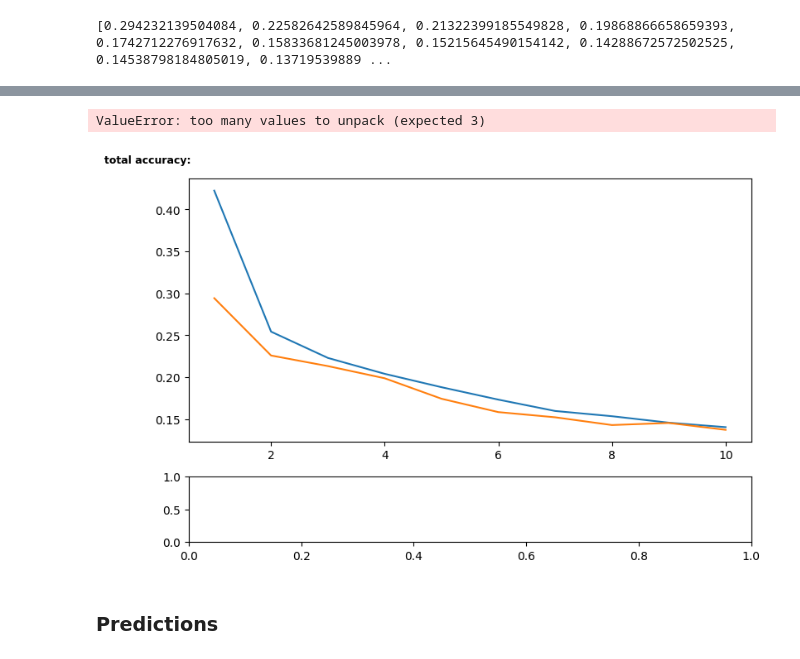
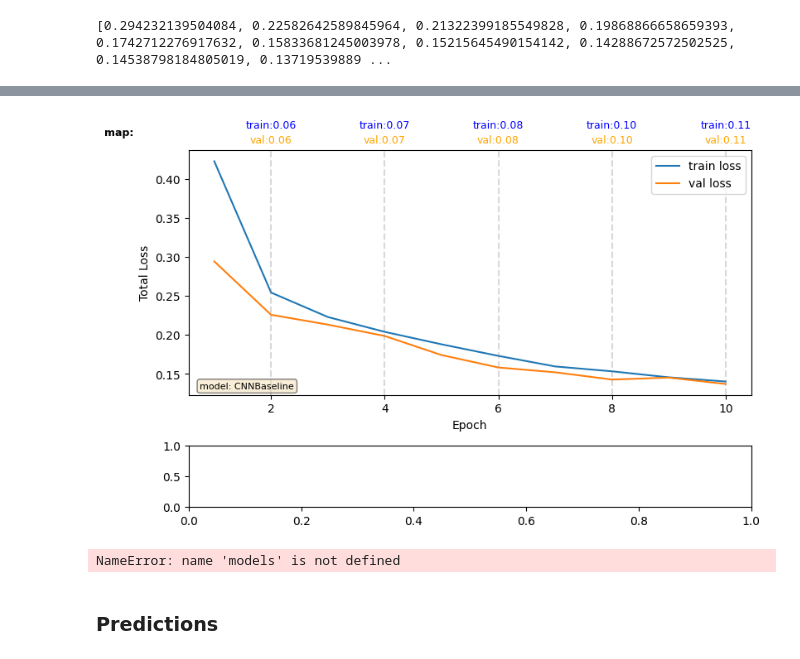
Before and after one commit to Freskoko/inf265_projects, a Jupyter notebook: assignments/src/project_2/Object_detection.ipynb, the cells around one changed output, grey strips where cells are left out. Drawn from its saved outputs; the diff is of its cells as text; code cells hidden in the pictures.

```diff
--- a/assignments/src/project_2/Object_detection.ipynb
+++ b/assignments/src/project_2/Object_detection.ipynb
@@ -849,7 +839,7 @@ def plot_train_val_losses(
     ax_plot.text(
         -0.15,       # x slightly left of the axes (negative)
         1.05,        # y slightly above the axes
-        "total accuracy:",
+        "map:",
         transform=ax_plot.transAxes,
         fontsize=9,
         fontweight="bold",
@@ -859,7 +849,6 @@ def plot_train_val_losses(
         bbox=dict(facecolor="white", alpha=0.5, edgecolor="none", pad=2)
     )
 
-    row_labels = ["val class_acc", "val_obj_acc", "val_iou"]
 
     row_class = []
     row_obj = []
@@ -867,19 +856,19 @@ def plot_train_val_losses(
 
     for epoch in EPOCH_INVESTIGATE_POINTS:
 
-        v_iou, v_obj_acc, v_class_acc = val_acc[epoch]
-        t_iou, _t_obj_acc, t_class_acc = train_acc[epoch]
+        v_map = val_acc[epoch]["map"]
+        t_map = train_acc[epoch]["map"]
 
-        row_class.append(f"{v_class_acc:.2f}")
-        row_obj.append(f"{v_obj_acc:.2f}")
-        row_iou.append(f"{v_iou:.2f}")
+        row_class.append(f"{v_map:.2f}")
+        # row_obj.append(f"{v_obj_acc:.2f}")
+        # row_iou.append(f"{v_iou:.2f}")
 
         ax_plot.axvline(x=epoch, color="gray", linestyle="--", alpha=0.3)
 
         ax_plot.text(
             epoch,
             1.02,
-            f"val:{((v_iou + v_class_acc) / 2):.2f}",
+            f"val:{((v_map) / 2):.2f}",
             transform=ax_plot.get_xaxis_transform(),
             color="orange",
             fontsize=9,
@@ -890,7 +879,7 @@ def plot_train_val_losses(
         ax_plot.text(
             epoch,
             1.08,
-            f"train:{((t_iou + t_class_acc) / 2):.2f}",
+            f"train:{((t_map) / 2):.2f}",
             transform=ax_plot.get_xaxis_transform(),
             color="blue",
             fontsize=9,
@@ -901,22 +890,6 @@ def plot_train_val_losses(
     ax_plot.set_xlabel("Epoch")
     ax_plot.set_ylabel("Total Loss")
     ax_plot.legend()
-
-    cell_text = [row_class, row_obj, row_iou]
-
-    ax_table.axis("off")
-
-    performance_table = ax_table.table(
-        cellText=cell_text,
-        rowLabels=row_labels,
-        colLabels=[f"Epoch {e}" for e in EPOCH_INVESTIGATE_POINTS],
-        cellLoc="center",
-        loc="center",
-    )
-
-    performance_table.auto_set_font_size(False)
-    performance_table.set_fontsize(9)
-    performance_table.scale(1, 1.3)
 
     if params:
         param_text = "\n".join([f"{k}: {v}" for k, v in params.items()])
@@ -935,15 +908,14 @@ def plot_train_val_losses(
 # %%
 if DO_TRAINING:
     baseline_plot = plot_train_val_losses(
         train_losses=train_losses,
         val_losses=validation_losses,
         train_acc=train_performance_metrics,
         val_acc=val_performance_metrics,
         params={
-            "model" : "CNNBaselineNoBatch"
+            "model" : "CNNBaseline"
         },
     )
     baseline_plot
 # %% [output]
-ValueError: too many values to unpack (expected 3)
-[figure, old version]
+[figure, new version]
@@ -978,9 +955,9 @@ if DO_TRAINING:
                 n_epochs=MAX_EPOCHS,
                 optimizer=optimizer,
                 model=model,
-                loss_fn=object_detection_loss,
-                train_loader=train_loader,
-                validation_loader=val_loader,
+                loss_fn=per_cell_loss_localization,
+                train_loader=train_loader_grid,
+                validation_loader=val_loader_grid,
             )
             print(f"Trained {index} of {model_count} model permuations")
 
@@ -1010,6 +987,8 @@ if DO_TRAINING:
         all_model_outcomes[model.name()] = params_and_losses
 
     all_model_outcomes.keys()
+# %% [output]
+NameError: name 'models' is not defined
 # %%
 output_path = Path("data/saved/model_outcomes_detection.json")
 # %%
```
Also changed, not shown: parts of 8 cells of this notebook, 2 other files.
